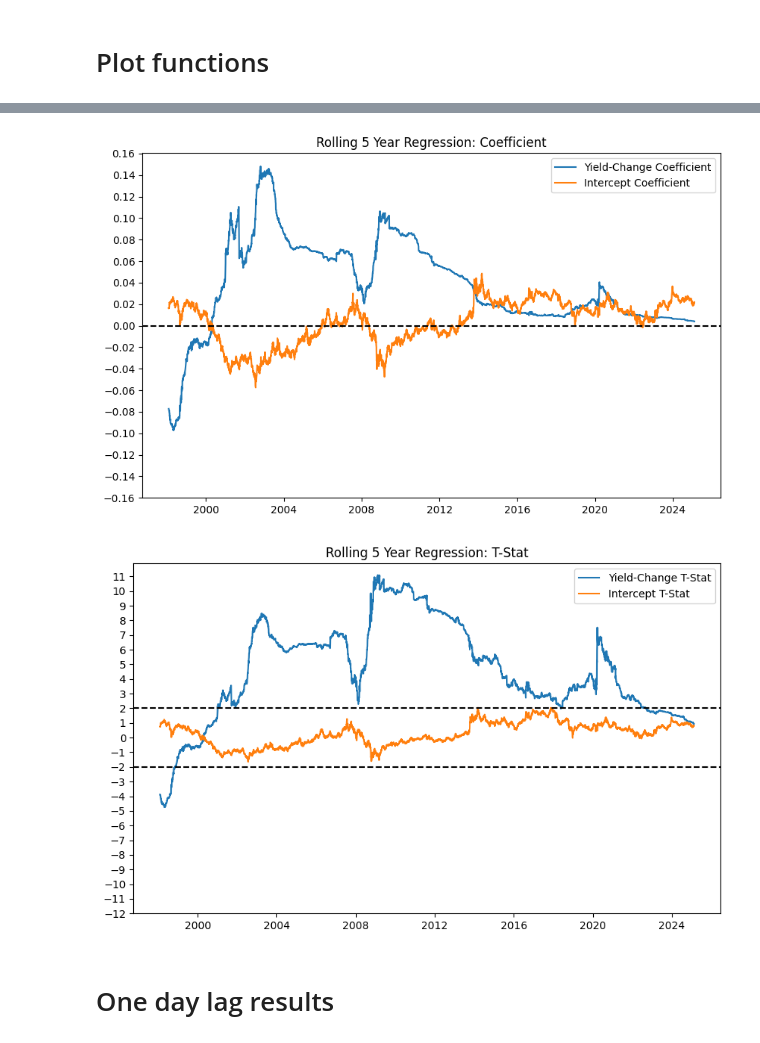
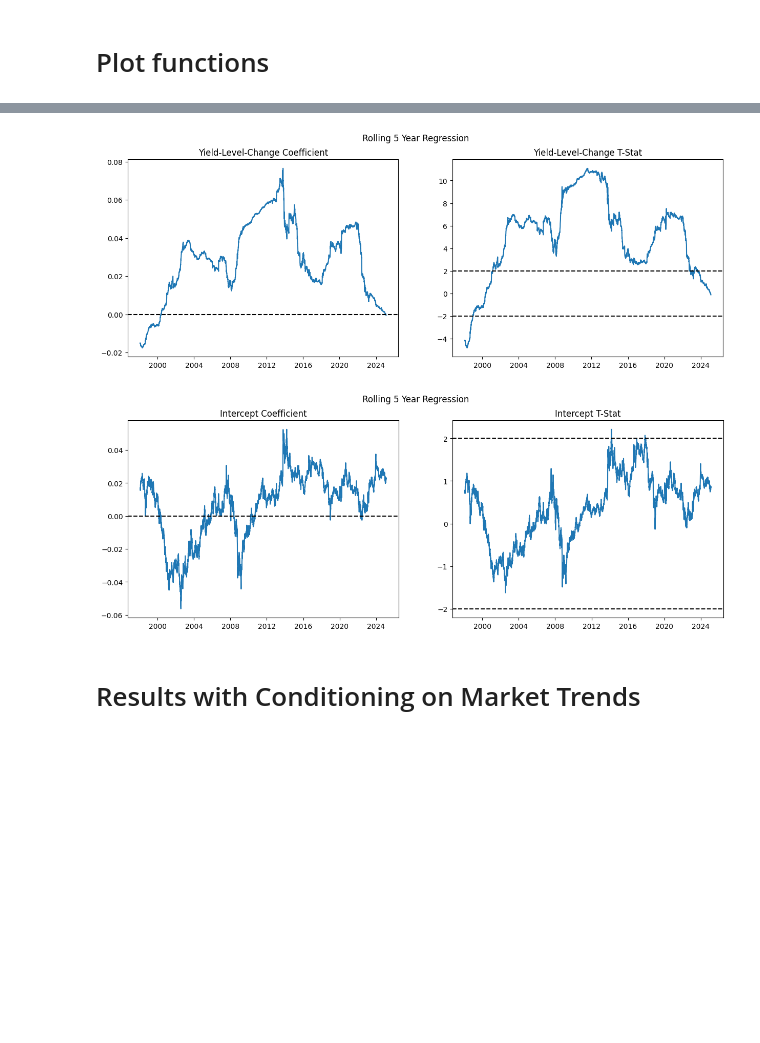
Before and after one commit to andrewhall1124/macro-finance-project, a Jupyter notebook: main.ipynb, the cells around one changed output, grey strips where cells are left out. Cells and saved outputs as stored; diff of their text form; code cells hidden in the pictures; blank space fills up the shorter version.

Commit message:
Added yield level change. Added growth dummy variable.

```diff
--- a/main.ipynb
+++ b/main.ipynb
@@ -25,20 +25,14 @@ df = (
     .sort('date')
 )
 
-# Yield change
+# Yield level change
 df = df.with_columns(
-    (pl.col('yield').pct_change() * 100).alias('yield_change')
+    pl.col('yield').diff().mul(100).alias('yield_level_change')
 )
-
-# Lag yield change
-for i in range(1, 3):
-    df = df.with_columns(
-        pl.col('yield_change').shift(i).alias(f'yield_change_lag_{i}')
-    )
 
 # ETF Return
 df = df.with_columns(
-    ((pl.col('close') / pl.col('open') - 1) * 100).over('ticker').alias('ret')
+    pl.col('close').truediv(pl.col('open')).sub(1).mul(100).over('ticker').alias('ret')
 )
 
 # Drop columns
@@ -101,24 +142,28 @@ def plot_regression_scatter(df: pl.DataFrame, x: str, y: str, regression_line: t
     plt.show()
 # %%
 
-def rolling_regression(df: pl.DataFrame, x: str, y: str, window: int = 250 * 5) -> pd.DataFrame:
+def rolling_regression(df: pl.DataFrame, x: str | list[str], y: str, window: int = 250 * 5) -> pd.DataFrame:
+    x_list = x if isinstance(x, list) else [x]
+
     rolling_df = df.to_pandas()
 
     # Add constant for intercept
     rolling_df['const'] = 1
 
     # Fit Rolling OLS
-    model = rolling.RollingOLS(rolling_df[y], sm.add_constant(rolling_df[[x]]), window=window)
+    model = rolling.RollingOLS(rolling_df[y], sm.add_constant(rolling_df[x_list]), window=window)
     results = model.fit()
 
     # Get rolling coefficients
-    rolling_df[f'{x}_coefficient'] = results.params[x]
+    for x in x_list:
+        rolling_df[f'{x}_coefficient'] = results.params[x]
+        rolling_df[f'{x}_t_stat'] = results.tvalues[x]
+
     rolling_df['intercept_coefficient'] = results.params['const']
-
-    # Get rolling t-stats
-    rolling_df[f'{x}_t_stat'] = results.tvalues[x]
     rolling_df['intercept_t_stat'] = results.tvalues['const']
 
     rolling_df = rolling_df.dropna().reset_index(drop=True)
 
+    rolling_df = rolling_df.drop(columns=['const'])
+
     return rolling_df
@@ -194,25 +248,21 @@ plot_regression_scatter(
 # %%
 rolling_df = rolling_regression(
     df=df,
-    x='yield_change',
+    x='yield_level_change',
     y='ret'
 )
 
 plot_rolling_results(
     rolling_df=rolling_df,
-    slope='yield_change',
-    intercept='intercept',
-    variable='coefficient'
+    variable='yield_level_change',
 )
 
 plot_rolling_results(
     rolling_df=rolling_df,
-    slope='yield_change',
-    intercept='intercept',
-    variable='t_stat'
+    variable='intercept',
 )
 # %% [output]
-[figure, old version]
+[figure, new version]
-[figure, old version]
+[figure, new version]
-# %% [markdown]
-# One day lag results
+# %% [markdown]
+# Results with Conditioning on Market Trends
```
Also changed, not shown: parts of 22 cells of this notebook.
